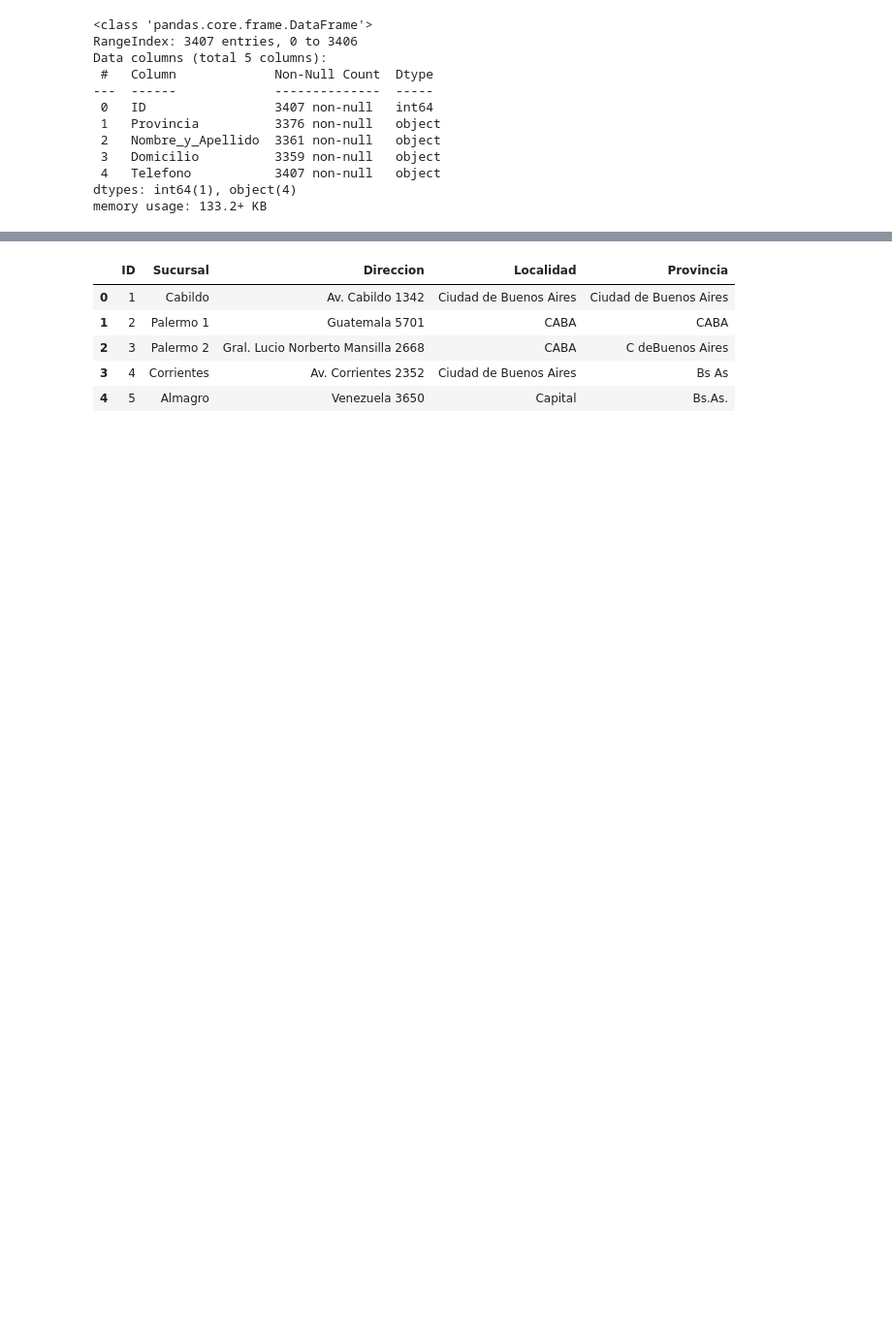
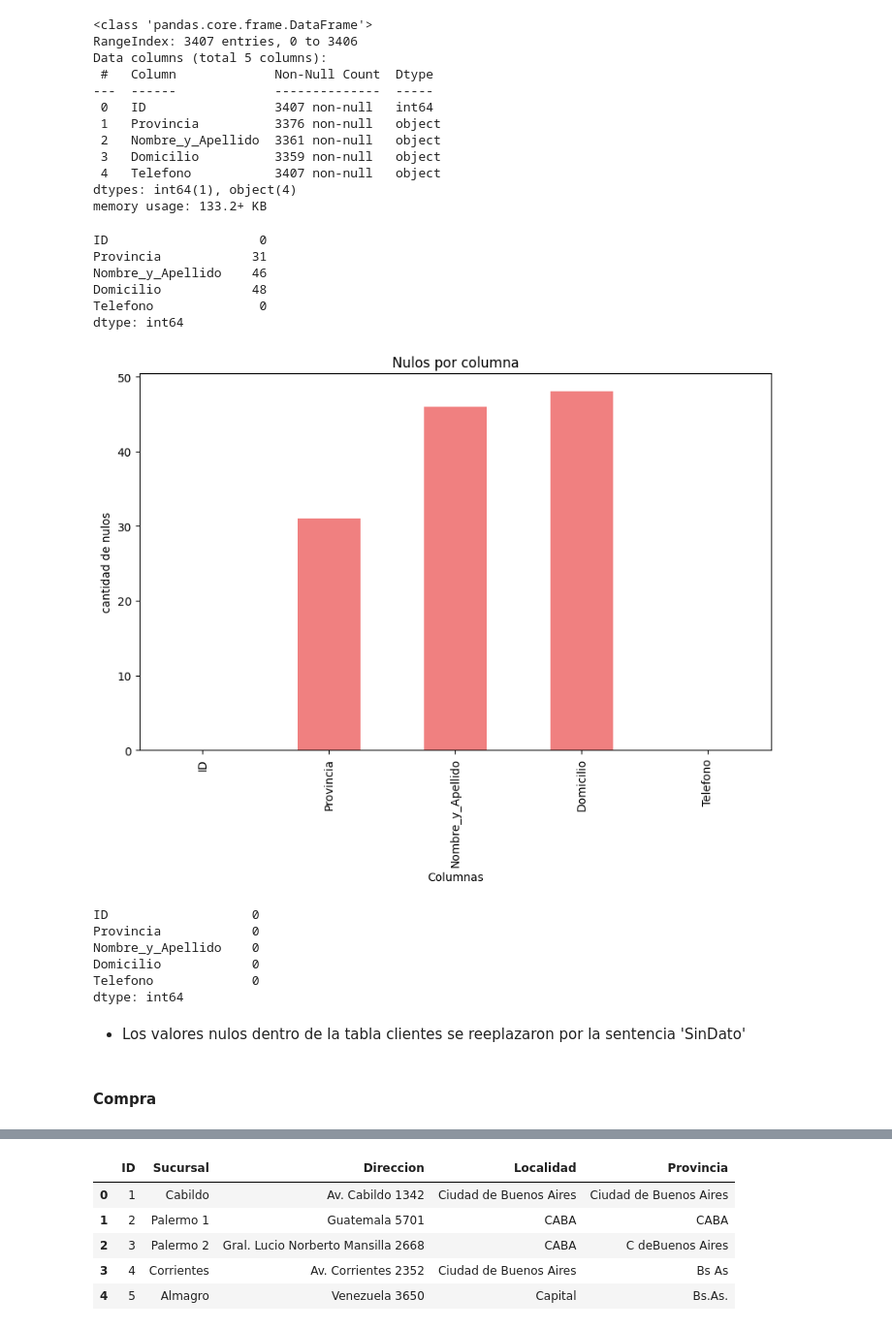
Before and after one commit to diegomaneyro/Dashboards, a Jupyter notebook: scripts/etl.ipynb, the cells around one changed output, grey strips where cells are left out. Shown at 97% size. Cells and saved outputs as stored; diff of their text form; code cells hidden in the pictures; blank space fills up the shorter version.

```diff
--- a/scripts/etl.ipynb
+++ b/scripts/etl.ipynb
@@ -94,3 +86,44 @@ Data columns (total 5 columns):
  4   Telefono           3407 non-null   object
 dtypes: int64(1), object(4)
 memory usage: 133.2+ KB
+# %%
+# Verificar y contar los campos nulos
+clientes_nulos = clientes.isnull().sum()
+print(clientes_nulos)
+# %% [output]
+ID                    0
+Provincia            31
+Nombre_y_Apellido    46
+Domicilio            48
+Telefono              0
+dtype: int64
+# %%
+# graficar nulos agrupados por columna
+
+nulos_columna = clientes.isnull().sum()
+plt.figure(figsize=(10, 6))
+nulos_columna.plot(kind='bar', color='lightcoral')
+plt.title('Nulos por columna')
+plt.xlabel('Columnas')
+plt.ylabel('cantidad de nulos')
+plt.xticks(rotation=90)
+plt.show()
+# %% [output]
+[figure, added]
+# %%
+# reemplazar los nulos
+clientes = clientes.fillna('SinDato')
+# despues de la limpieza revisar si existen campos nulos
+clientes_nulos = clientes.isnull().sum()
+print(clientes_nulos)
+# %% [output]
+ID                   0
+Provincia            0
+Nombre_y_Apellido    0
+Domicilio            0
+Telefono             0
+dtype: int64
+# %% [markdown]
+* Los valores nulos dentro de la tabla clientes se reeplazaron por la sentencia 'SinDato'
+# %% [markdown]
+#### Compra
```
Also changed, not shown: parts of 61 cells of this notebook, 1 other file.
